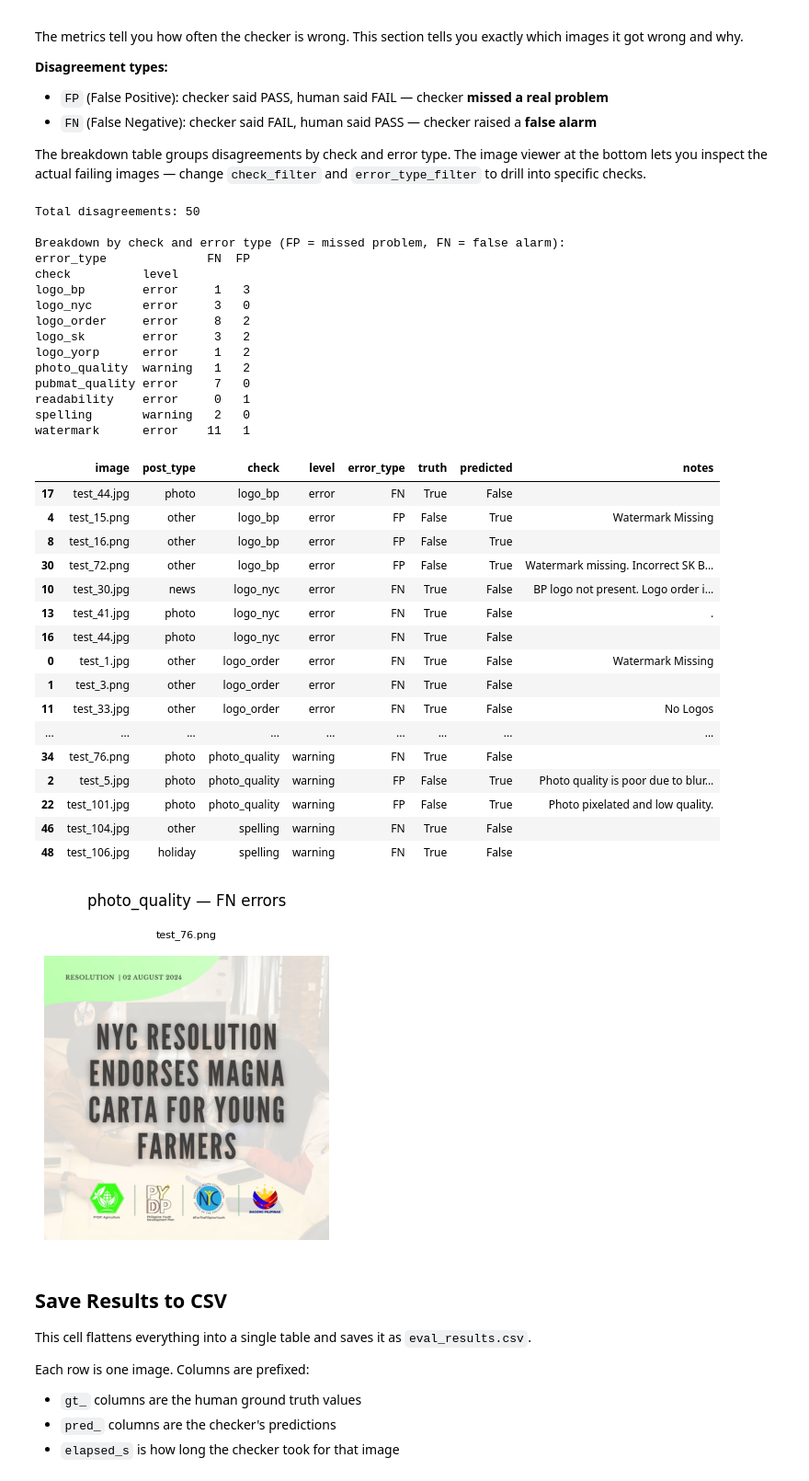
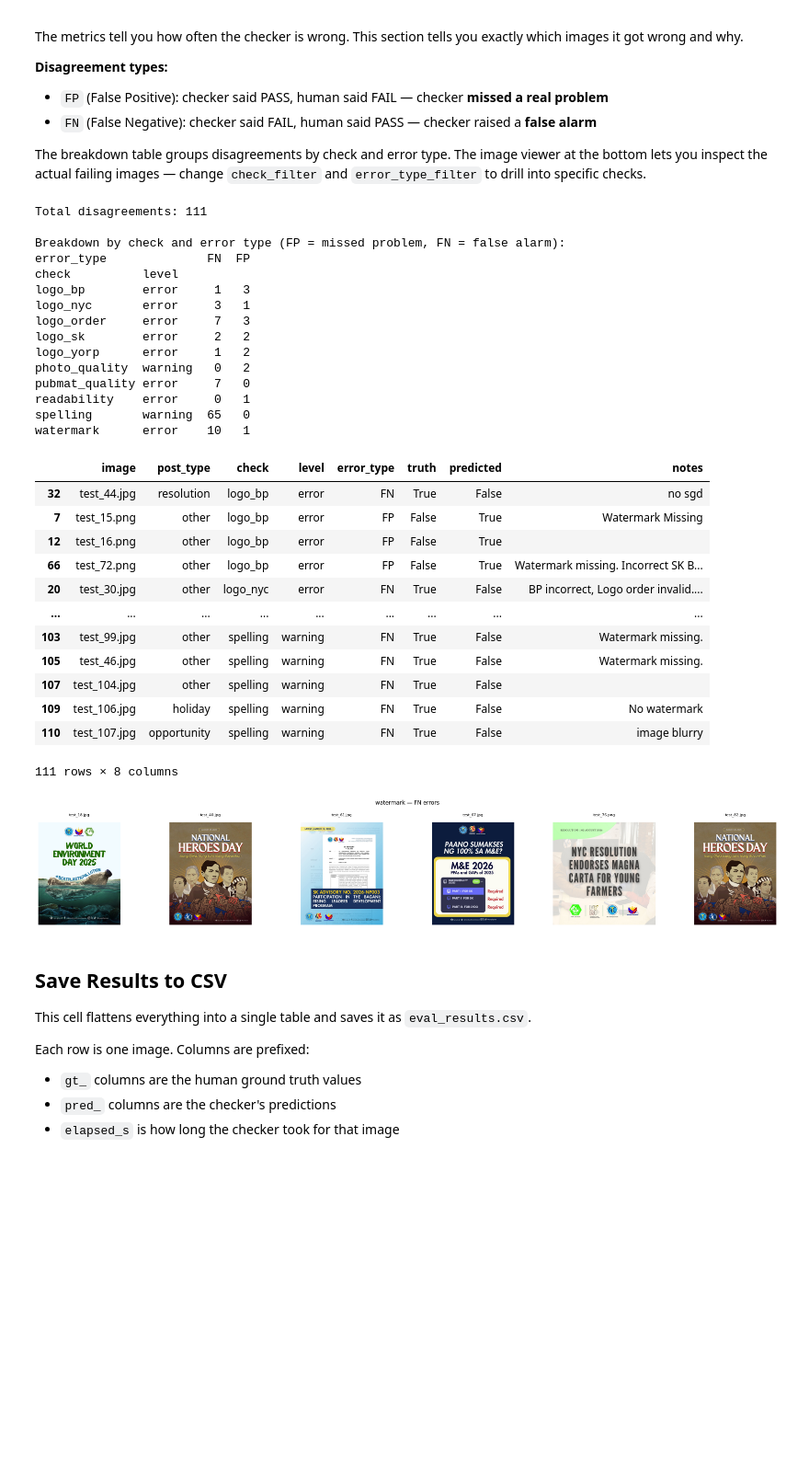
Before and after one commit to zkdlyn/SMARTech, a Jupyter notebook: pubmat-checker/checker/metrics_notebook.ipynb, the cells around one changed output. Shown at 92% size. Saved outputs shown, nothing was run; the diff lists cells and outputs as text; code cells hidden in the pictures; blank space fills up the shorter version.

```diff
--- a/pubmat-checker/checker/metrics_notebook.ipynb
+++ b/pubmat-checker/checker/metrics_notebook.ipynb
@@ -469,0 +471,26 @@ weighted avg       0.79      0.75      0.76       100
+# %%
+# 1. How many results are predicted FAIL vs PASS
+pred_fails = [r for r in results if not all(
+    r['predicted'].get(k, True) for k in r['ground_truth'] if k not in WARNING_CHECKS
+)]
+print(f"Predicted FAIL: {len(pred_fails)} / {len(results)}")
+
+# 2. For each predicted FAIL, which check is causing it
+fail_causes = defaultdict(int)
+for r in pred_fails:
+    for k in r['ground_truth']:
+        if k not in WARNING_CHECKS and not r['predicted'].get(k, True):
+            fail_causes[k] += 1
+print("\nFAIL causes:")
+for k, v in sorted(fail_causes.items(), key=lambda x: -x[1]):
+    print(f"  {k:<20} {v}")
+
+# 3. Compare audit['overall'] vs notebook-computed overall
+mismatch = [
+    r for r in results
+    if (r['audit_raw']['overall'] == 'PASS') != all(
+        r['predicted'].get(k, True)
+        for k in r['ground_truth'] if k not in WARNING_CHECKS
+    )
+]
+print(f"\naudit['overall'] vs notebook mismatch: {len(mismatch)}")
@@ -655,72 +700,68 @@ if not df_errors.empty:
     pivot = df_errors.groupby(['check', 'level', 'error_type']).size().unstack(fill_value=0)
     print(pivot.to_string())
 # %% [output]
-Total disagreements: 50
+Total disagreements: 111
 
 Breakdown by check and error type (FP = missed problem, FN = false alarm):
 error_type              FN  FP
 check          level
 logo_bp        error     1   3
-logo_nyc       error     3   0
-logo_order     error     8   2
-logo_sk        error     3   2
+logo_nyc       error     3   1
+logo_order     error     7   3
+logo_sk        error     2   2
 logo_yorp      error     1   2
-photo_quality  warning   1   2
+photo_quality  warning   0   2
 pubmat_quality error     7   0
 readability    error     0   1
-spelling       warning   2   0
-watermark      error    11   1
+spelling       warning  65   0
+watermark      error    10   1
 # %%
 # Full table of every disagreement
 if not df_errors.empty:
     display(df_errors.sort_values(['level', 'check', 'error_type']))
 # %% [output]
 |  | image | post_type | check | level | error_type | truth | predicted | notes |
-| 17 | test_44.jpg | photo | logo_bp | error | FN | True | False |  |
-| 4 | test_15.png | other | logo_bp | error | FP | False | True | Watermark Missing |
-| 8 | test_16.png | other | logo_bp | error | FP | False | True |  |
-| 30 | test_72.png | other | logo_bp | error | FP | False | True | Watermark missing. Incorrect SK B... |
-| 10 | test_30.jpg | news | logo_nyc | error | FN | True | False | BP logo not present. Logo order i... |
-| 13 | test_41.jpg | photo | logo_nyc | error | FN | True | False | . |
-| 16 | test_44.jpg | photo | logo_nyc | error | FN | True | False |  |
-| 0 | test_1.jpg | other | logo_order | error | FN | True | False | Watermark Missing |
-| 1 | test_3.png | other | logo_order | error | FN | True | False |  |
-| 11 | test_33.jpg | other | logo_order | error | FN | True | False | No Logos |
+| 32 | test_44.jpg | resolution | logo_bp | error | FN | True | False | no sgd |
+| 7 | test_15.png | other | logo_bp | error | FP | False | True | Watermark Missing |
+| 12 | test_16.png | other | logo_bp | error | FP | False | True |  |
+| 66 | test_72.png | other | logo_bp | error | FP | False | True | Watermark missing. Incorrect SK B... |
+| 20 | test_30.jpg | other | logo_nyc | error | FN | True | False | BP incorrect, Logo order invalid.... |
 | ... | ... | ... | ... | ... | ... | ... | ... | ... |
-| 34 | test_76.png | photo | photo_quality | warning | FN | True | False |  |
-| 2 | test_5.jpg | photo | photo_quality | warning | FP | False | True | Photo quality is poor due to blur... |
-| 22 | test_101.jpg | photo | photo_quality | warning | FP | False | True | Photo pixelated and low quality. |
-| 46 | test_104.jpg | other | spelling | warning | FN | True | False |  |
-| 48 | test_106.jpg | holiday | spelling | warning | FN | True | False |  |
+| 103 | test_99.jpg | other | spelling | warning | FN | True | False | Watermark missing. |
+| 105 | test_46.jpg | other | spelling | warning | FN | True | False | Watermark missing. |
+| 107 | test_104.jpg | other | spelling | warning | FN | True | False |  |
+| 109 | test_106.jpg | holiday | spelling | warning | FN | True | False | No watermark |
+| 110 | test_107.jpg | opportunity | spelling | warning | FN | True | False | image blurry |
+111 rows × 8 columns
 # %%
 # Display actual images where errors occurred
 # Change these two values to inspect a different check or error type
-check_filter      = 'photo_quality'   # any check name from the table above
+check_filter      = 'watermark'   # any check name from the table above
 error_type_filter = 'FN'        # 'FP' (missed problem) or 'FN' (false alarm)
 
 subset = df_errors[
     (df_errors['check'] == check_filter) &
     (df_errors['error_type'] == error_type_filter)
 ]
 
 if subset.empty:
     print(f'No {error_type_filter} errors for "{check_filter}"')
 else:
     n = min(len(subset), 6)
     fig, axes = plt.subplots(1, n, figsize=(n * 4, 4))
     if n == 1:
         axes = [axes]
     for ax, (_, row) in zip(axes, subset.head(n).iterrows()):
         img = cv2.imread(os.path.join(TEST_SET_DIR, row['image']))
         if img is not None:
             ax.imshow(cv2.cvtColor(img, cv2.COLOR_BGR2RGB))
         ax.set_title(f"{row['image']}\n{row['notes']}", fontsize=8, wrap=True)
         ax.axis('off')
     plt.suptitle(f'{check_filter} — {error_type_filter} errors', fontsize=12)
     plt.tight_layout()
     plt.show()
 # %% [output]
-[figure, old version]
+[figure, new version]
 # %% [markdown]
 ## Save Results to CSV
 
```
Also changed, not shown: parts of 13 cells of this notebook, 1 other file.
